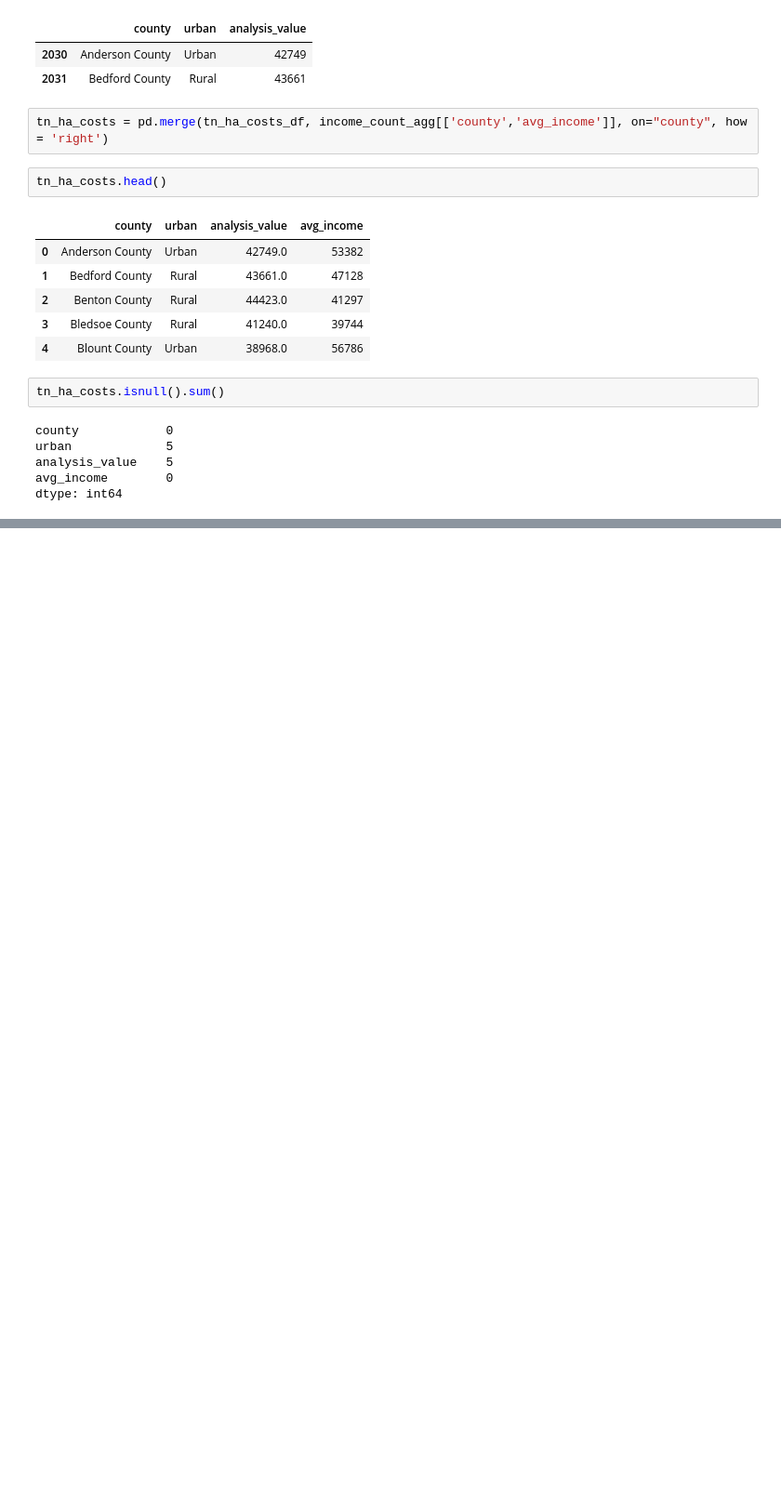
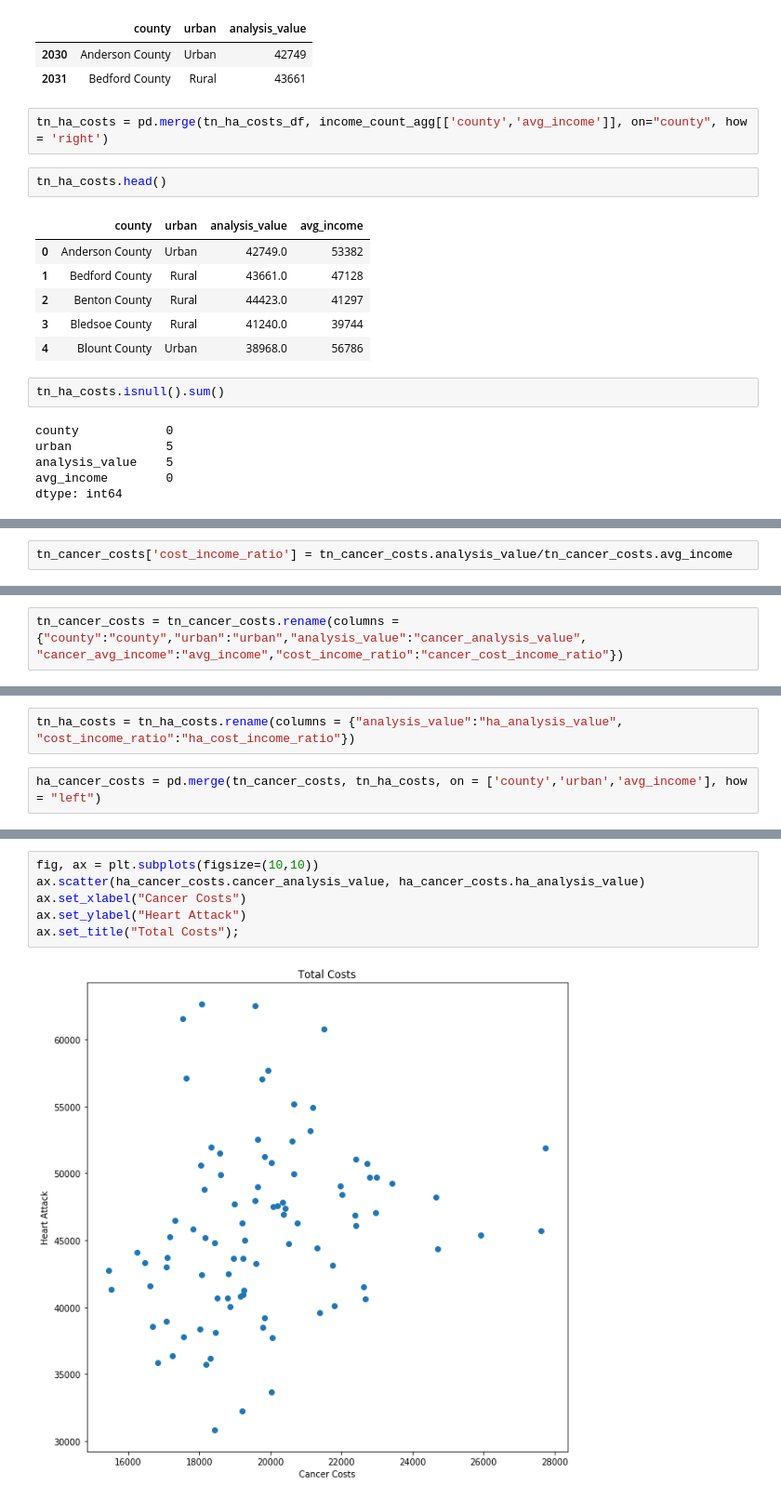
Before and after one commit to staylor08/vanderbilt-data-essentials-cohort-2, a Jupyter notebook: Week_1_ST.ipynb, the cells around one changed output, grey strips where cells are left out. Shown at 93% size. Saved outputs shown, nothing was run; the diff lists cells and outputs as text; blank space fills up the shorter version.

```diff
--- a/Week_1_ST.ipynb
+++ b/Week_1_ST.ipynb
@@ -495,0 +545,2 @@ dtype: int64
+# %%
+tn_cancer_costs['cost_income_ratio'] = tn_cancer_costs.analysis_value/tn_cancer_costs.avg_income
@@ -495,0 +572,2 @@ dtype: int64
+# %%
+tn_cancer_costs = tn_cancer_costs.rename(columns ={"county":"county","urban":"urban","analysis_value":"cancer_analysis_value", "cancer_avg_income":"avg_income","cost_income_ratio":"cancer_cost_income_ratio"})
@@ -495,0 +583,4 @@ dtype: int64
+# %%
+tn_ha_costs = tn_ha_costs.rename(columns = {"analysis_value":"ha_analysis_value", "cost_income_ratio":"ha_cost_income_ratio"})
+# %%
+ha_cancer_costs = pd.merge(tn_cancer_costs, tn_ha_costs, on = ['county','urban','avg_income'], how = "left")
@@ -495,0 +620,8 @@ dtype: int64
+# %%
+fig, ax = plt.subplots(figsize=(10,10))
+ax.scatter(ha_cancer_costs.cancer_analysis_value, ha_cancer_costs.ha_analysis_value)
+ax.set_xlabel("Cancer Costs")
+ax.set_ylabel("Heart Attack")
+ax.set_title("Total Costs");
+# %% [output]
+[figure, added]
```
Also changed, not shown: parts of 15 cells of this notebook.
